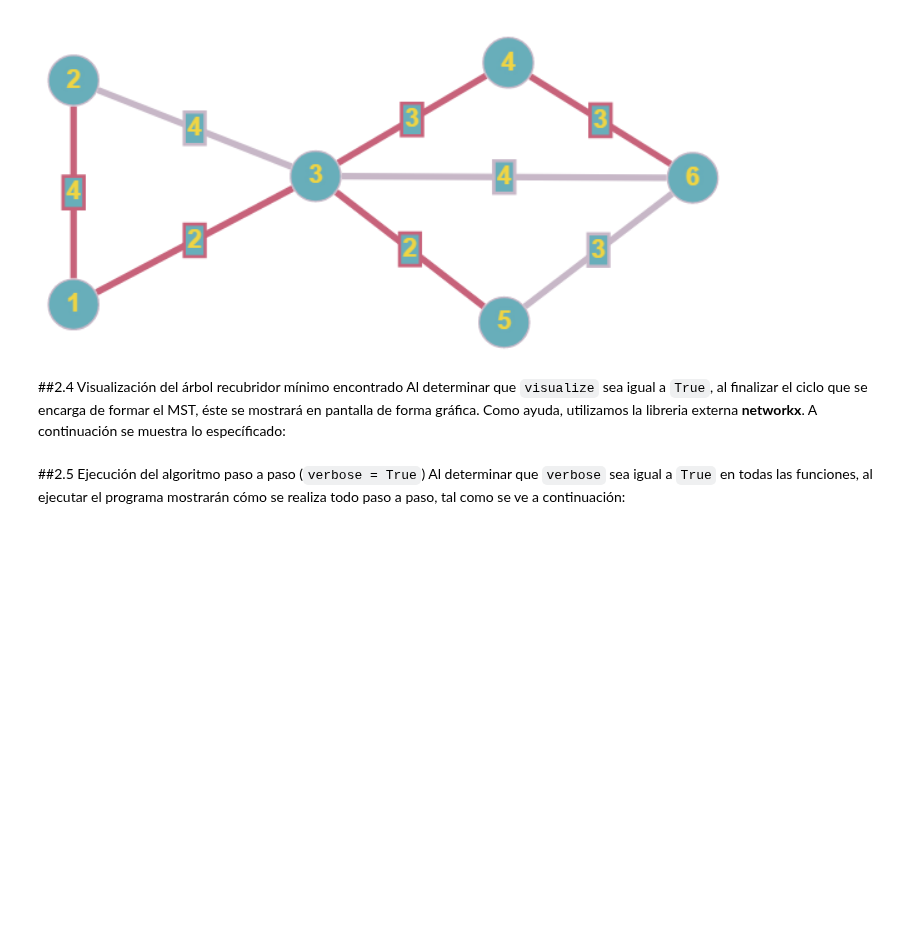
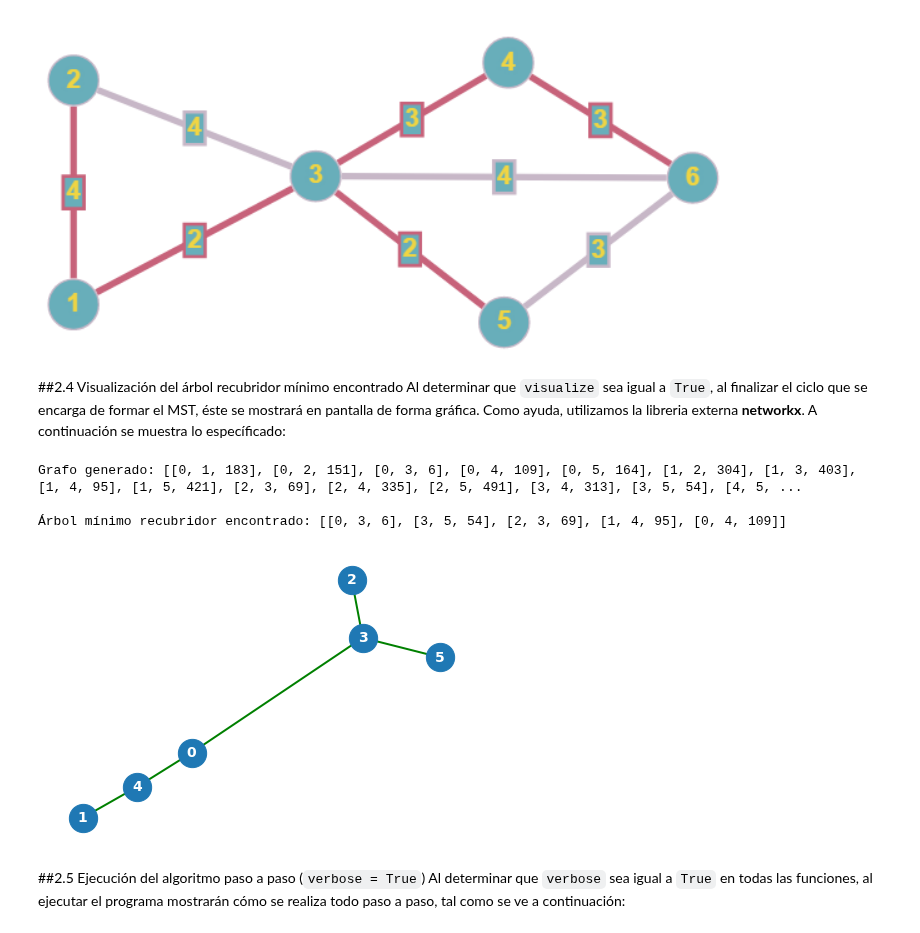
Before and after one commit to Sylver640/ADA-Informes, a Jupyter notebook: Informe_KruskalAlgorithm.ipynb, the cells around one changed output. Saved outputs shown, nothing was run; the diff lists cells and outputs as text; code cells hidden in the pictures; blank space fills up the shorter version.

```diff
--- a/Informe_KruskalAlgorithm.ipynb
+++ b/Informe_KruskalAlgorithm.ipynb
@@ -154,6 +154,12 @@ def kruskalMST(G, verbose, visualize):
     #Si no, se avanza con la siguiente conexión.
 
   if verbose == True: print("--------------------")
+
+  if visualize == True:
+    T_to_networkx = graph_to_nxgraph(T)
+    pos=nx.spring_layout(T_to_networkx)
+    nx.draw(T_to_networkx, pos, with_labels = True, node_size=800, font_color="white", font_size=14, font_weight="black", width  =2.0, edge_color ="green")
+
   return T #Se retorna el árbol encontrado, que contiene cada conexión y su peso correspondiente
 
 #Ejemplo
@@ -165,8 +171,6 @@ cprint("Conexiones = [Nodo x, Nodo y, Peso]", 'red', attrs=['bold'])
 cprint(f"Grafo generado: {G}", 'yellow', attrs=['bold'])
 print(f"Cantidad de nodos: {n}")
 print(f"Cantidad de vertices: {len(G)}")
-#grafico = graph_to_nxgraph(G)
-#nx.set_edge_attributes(G, {e: {'weight': random.randint(1, 100)} for e in G.edges})
 #nx.draw(grafico)
 
 T = kruskalMST(G, verbose = False, visualize = False)
@@ -250,9 +254,14 @@ Al determinar que `visualize` sea igual a `True`, al finalizar el ciclo que se e
 # %%
 n = random.randint(3,6)
 G = graph_instance_creator(n)
-cprint(f"Grafo generado: {G}", 'yellow', attrs=['bold'])
+cprint(f"Grafo generado: {G}\n", 'yellow', attrs=['bold'])
 T = kruskalMST(G, verbose = False, visualize = True)
 cprint(f"Árbol mínimo recubridor encontrado: {T}", 'yellow', attrs=['bold'])
+# %% [output]
+Grafo generado: [[0, 1, 183], [0, 2, 151], [0, 3, 6], [0, 4, 109], [0, 5, 164], [1, 2, 304], [1, 3, 403], [1, 4, 95], [1, 5, 421], [2, 3, 69], [2, 4, 335], [2, 5, 491], [3, 4, 313], [3, 5, 54], [4, 5, ...
+
+Árbol mínimo recubridor encontrado: [[0, 3, 6], [3, 5, 54], [2, 3, 69], [1, 4, 95], [0, 4, 109]]
+[figure, added]
 # %% [markdown]
 ##2.5 Ejecución del algoritmo paso a paso (`verbose = True`)
 Al determinar que `verbose` sea igual a `True` en todas las funciones, al ejecutar el programa mostrarán cómo se realiza todo paso a paso, tal como se ve a continuación:
```
Also changed, not shown: parts of 6 cells of this notebook.
